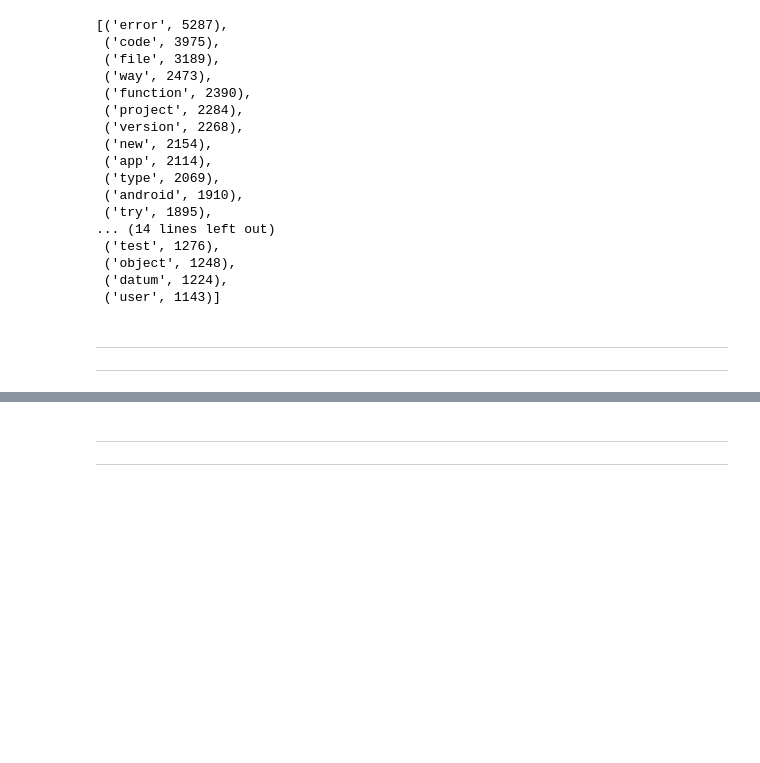
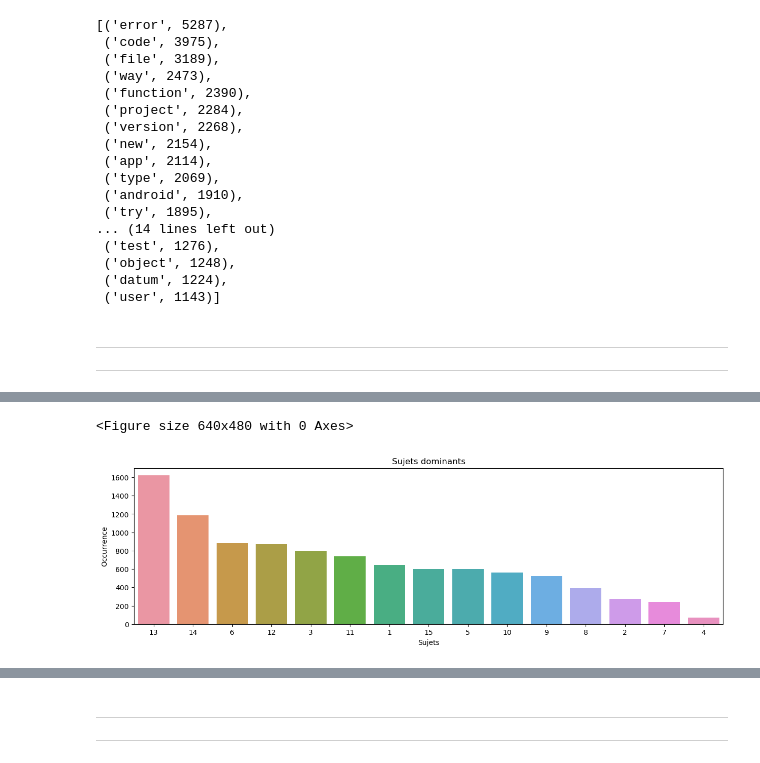
Before and after one commit to Adrian1903/Categorisez-automatiquement-des-questions, a Jupyter notebook: dev/02_nettoyage.ipynb, the cells around one changed output, grey strips where cells are left out. Cells and saved outputs as stored; diff of their text form; code cells hidden in the pictures; blank space fills up the shorter version.

```diff
--- a/dev/02_nettoyage.ipynb
+++ b/dev/02_nettoyage.ipynb
@@ -662,0 +490,4 @@ df_topic_keywords.iloc[:,:10]
+# %%
+# Sujet dominants dans chaque documents
+doc_topic = get_doc_topic(lda, corpus, lda_out)
+doc_topic
@@ -662,0 +508,16 @@ df_topic_keywords.iloc[:,:10]
+# %%
+dominant_topic = doc_topic.copy()
+dominant_topic['dominant_topic'] = np.argmax(dominant_topic.values, axis=1) + 1
+order = dominant_topic.groupby('dominant_topic')['Topic_#1'].count().sort_values(ascending=False).index
+
+plt.clf()
+plt.figure(figsize=(15,4))
+sns.countplot(dominant_topic.dominant_topic, order=order)
+plt.title('Sujets dominants')
+plt.xlabel('Sujets')
+plt.ylabel('Occurrence')
+plt.savefig('img/img_dominant_topic.png',
+            transparent=True)
+# %% [output]
+<Figure size 640x480 with 0 Axes>
+[figure, added]
```
Also changed, not shown: parts of 69 cells of this notebook.
